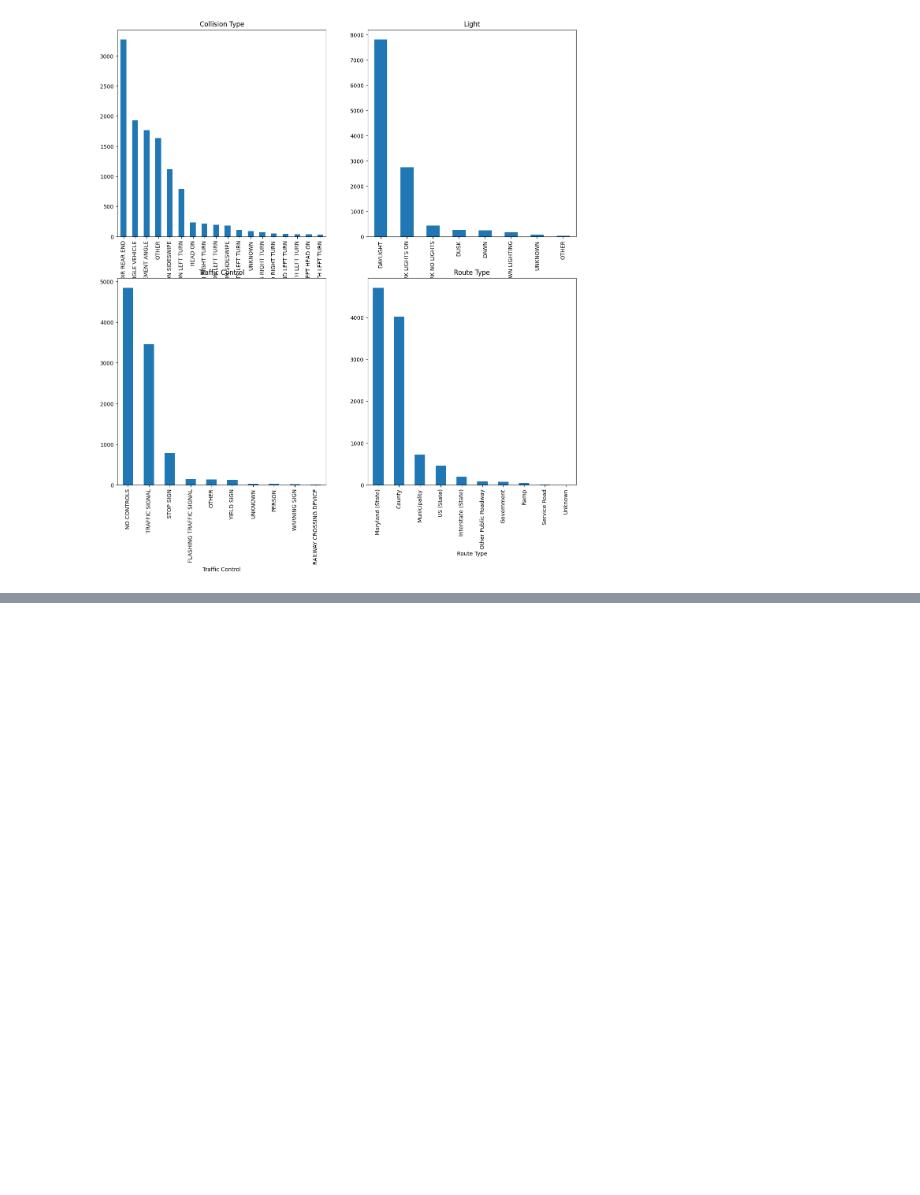
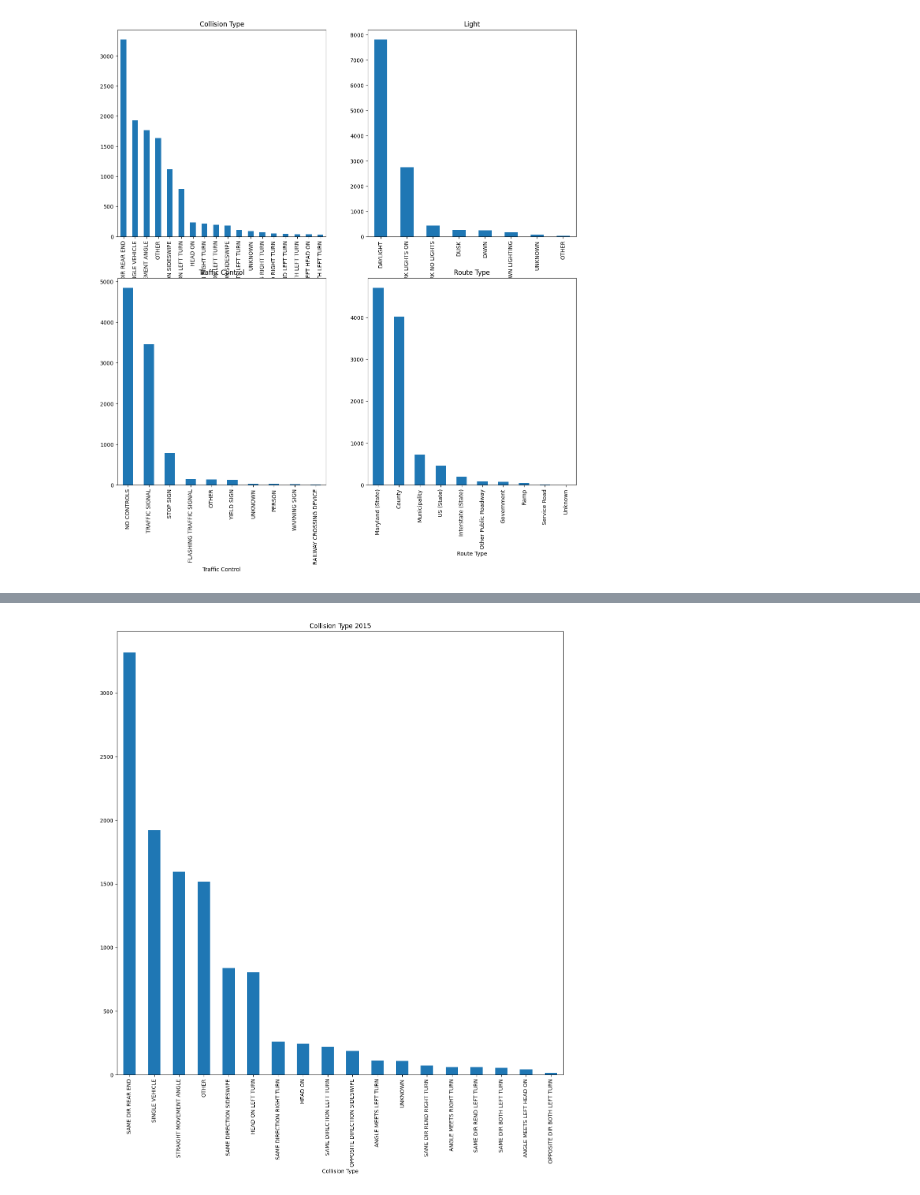
Before and after one commit to WltrH/Data-Accidents, a Jupyter notebook: Analisys.ipynb, the cells around one changed output, grey strips where cells are left out. Saved outputs shown, nothing was run; the diff lists cells and outputs as text; code cells hidden in the pictures; blank space fills up the shorter version.

```diff
--- a/Analisys.ipynb
+++ b/Analisys.ipynb
@@ -234,0 +248,23 @@ plt.show()
+# %%
+#importation du fichier CSV en entier
+data = pd.read_csv('Crash_Reporting_-_Incidents_Data.csv')
+
+#récupération de la plus petite date et de la plus grande date
+print(data['Crash Date/Time'].min())
+print(data['Crash Date/Time'].max())
+
+
+#création d'un dataset avec les données de l'année 2015
+df = data
+df['Year'] = pd.to_datetime(df['Crash Date/Time']).dt.year
+df = df[df['Year'] == 2015]
+
+df.head()
+
+#création d'un graphique avec les accidents par type de collision sur l'année 2015
+fig, axs = plt.subplots(1, 1, figsize=(15, 15))
+
+df['Collision Type'].value_counts().plot(kind='bar', ax=axs, title='Collision Type 2015')
+
+plt.show()
+# %% [output]
@@ -234,0 +273 @@ plt.show()
+[figure, added]
```
Also changed, not shown: parts of 6 cells of this notebook.
